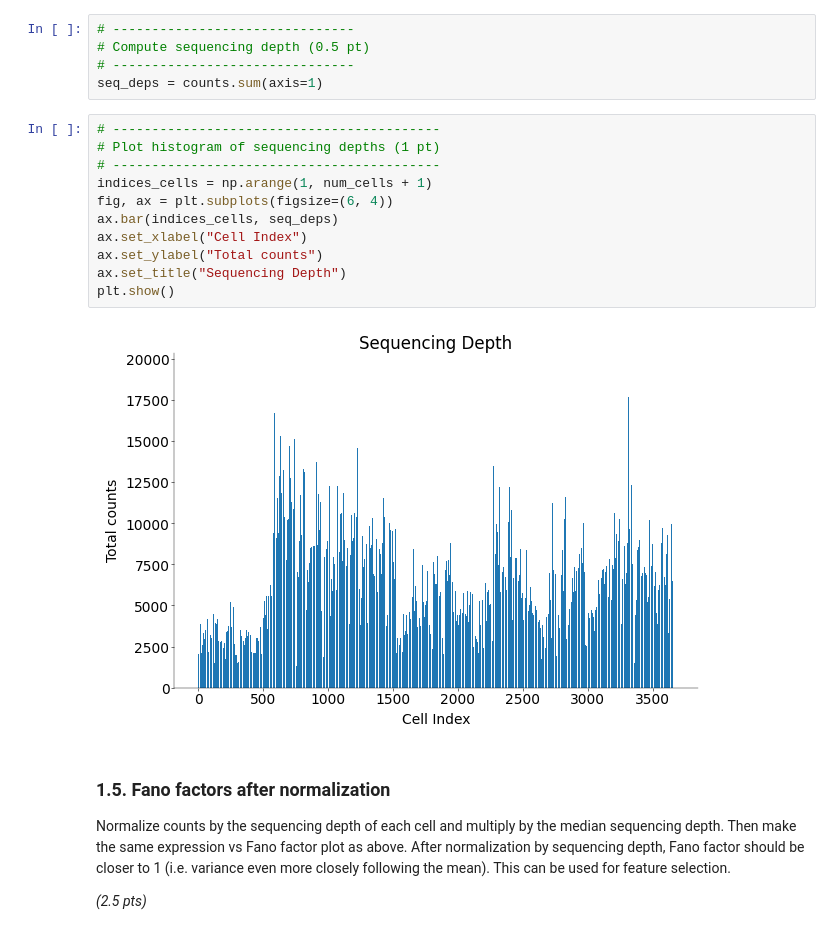
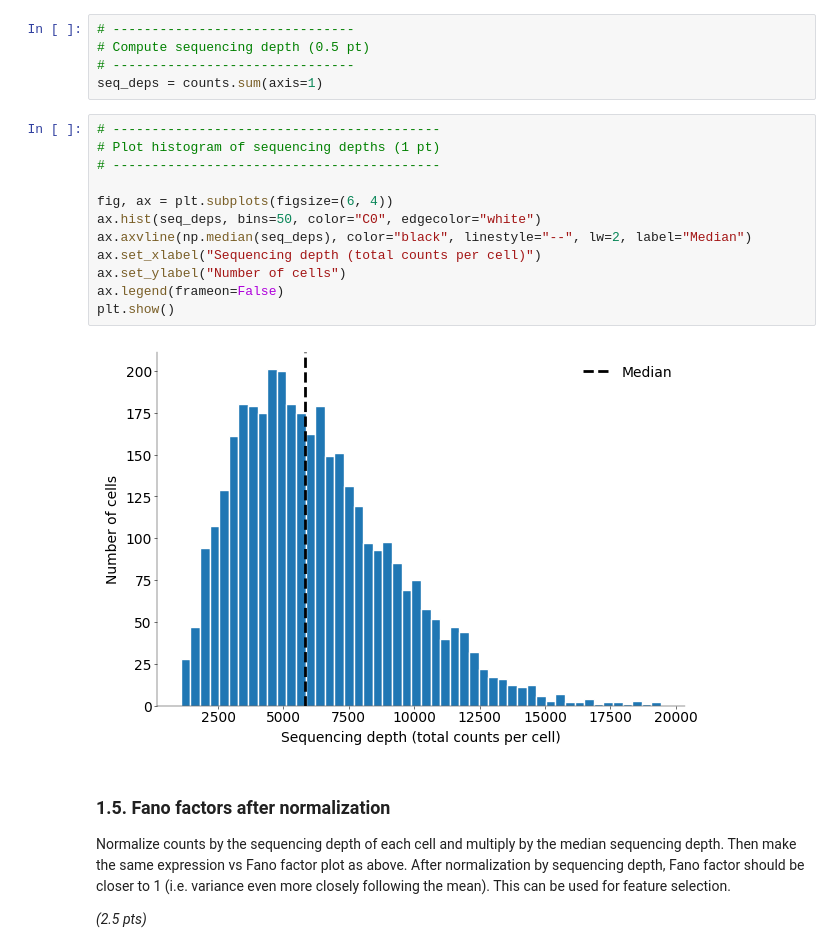
Before and after one commit to ZhidongZhang96/Course_NeuralDataScience_ST26, a Jupyter notebook: notebooks/CodingLab7.ipynb, the cells around one changed output. Saved outputs shown, nothing was run; the diff lists cells and outputs as text.

```diff
--- a/notebooks/CodingLab7.ipynb
+++ b/notebooks/CodingLab7.ipynb
@@ -279,16 +286,17 @@ seq_deps = counts.sum(axis=1)
 # %%
 # ------------------------------------------
 # Plot histogram of sequencing depths (1 pt)
 # ------------------------------------------
-indices_cells = np.arange(1, num_cells + 1)
+
 fig, ax = plt.subplots(figsize=(6, 4))
-ax.bar(indices_cells, seq_deps)
-ax.set_xlabel("Cell Index")
-ax.set_ylabel("Total counts")
-ax.set_title("Sequencing Depth")
+ax.hist(seq_deps, bins=50, color="C0", edgecolor="white")
+ax.axvline(np.median(seq_deps), color="black", linestyle="--", lw=2, label="Median")
+ax.set_xlabel("Sequencing depth (total counts per cell)")
+ax.set_ylabel("Number of cells")
+ax.legend(frameon=False)
 plt.show()
 # %% [output]
-[figure, old version]
+[figure, new version]
 # %% [markdown]
 ### 1.5. Fano factors after normalization
 
```
Also changed, not shown: parts of 21 cells of this notebook, 2 other files.
